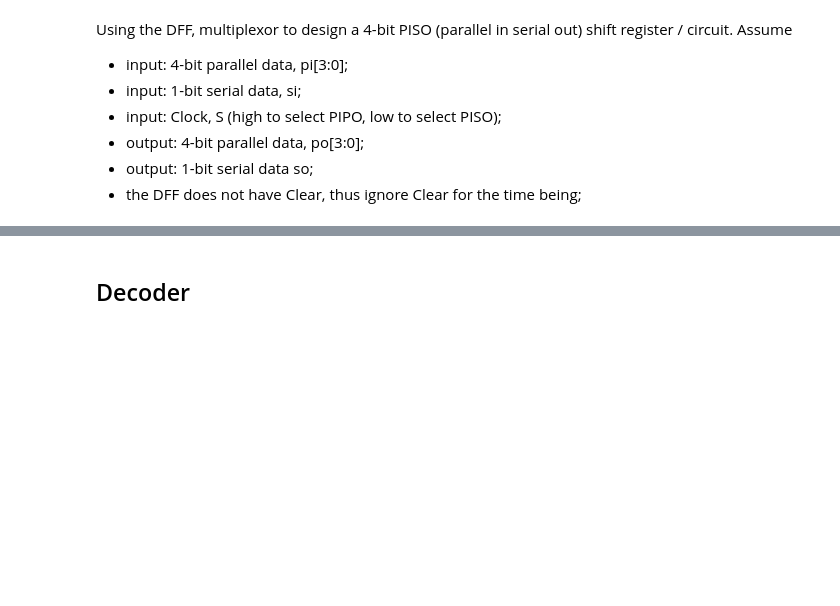
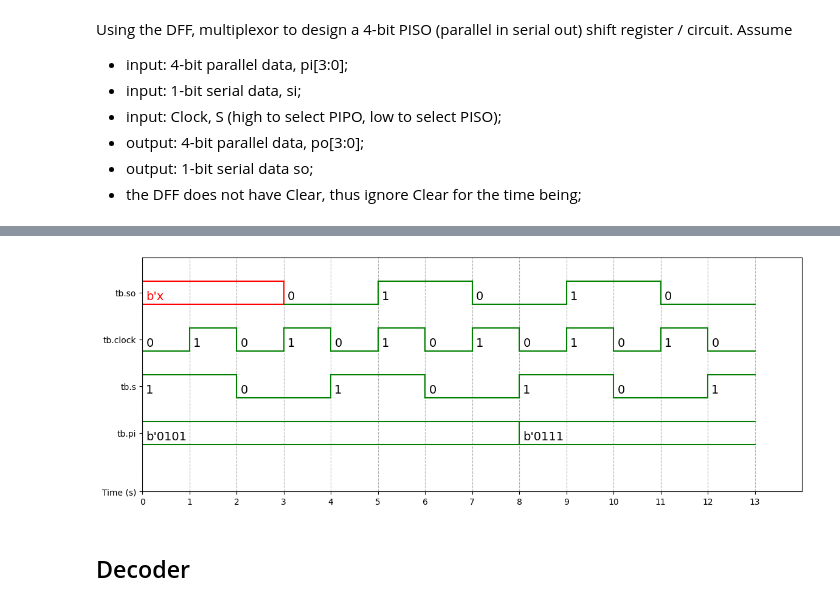
Before and after one commit to Varshan98/Suriya_DSL_HW, a Jupyter notebook: week4veriloggit.ipynb, the cells around one changed output, grey strips where cells are left out. Drawn from its saved outputs; the diff is of its cells as text; code cells hidden in the pictures; blank space fills up the shorter version.

```diff
--- a/week4veriloggit.ipynb
+++ b/week4veriloggit.ipynb
@@ -1202,3 +1228,11 @@ endmodule
+# %%
+%%waveform tb.vcd
+sign_list = ['tb.so','tb.clock','tb.s','tb.pi']
+time_begin = 0
+time_end = 13
+base = 'bin' # bin, dec, dec2, hex, octal
+# %% [output]
+[figure, added]
 # %% [markdown]
 ## Decoder
 # %% [markdown]
```
Also changed, not shown: parts of 1 cell of this notebook.
